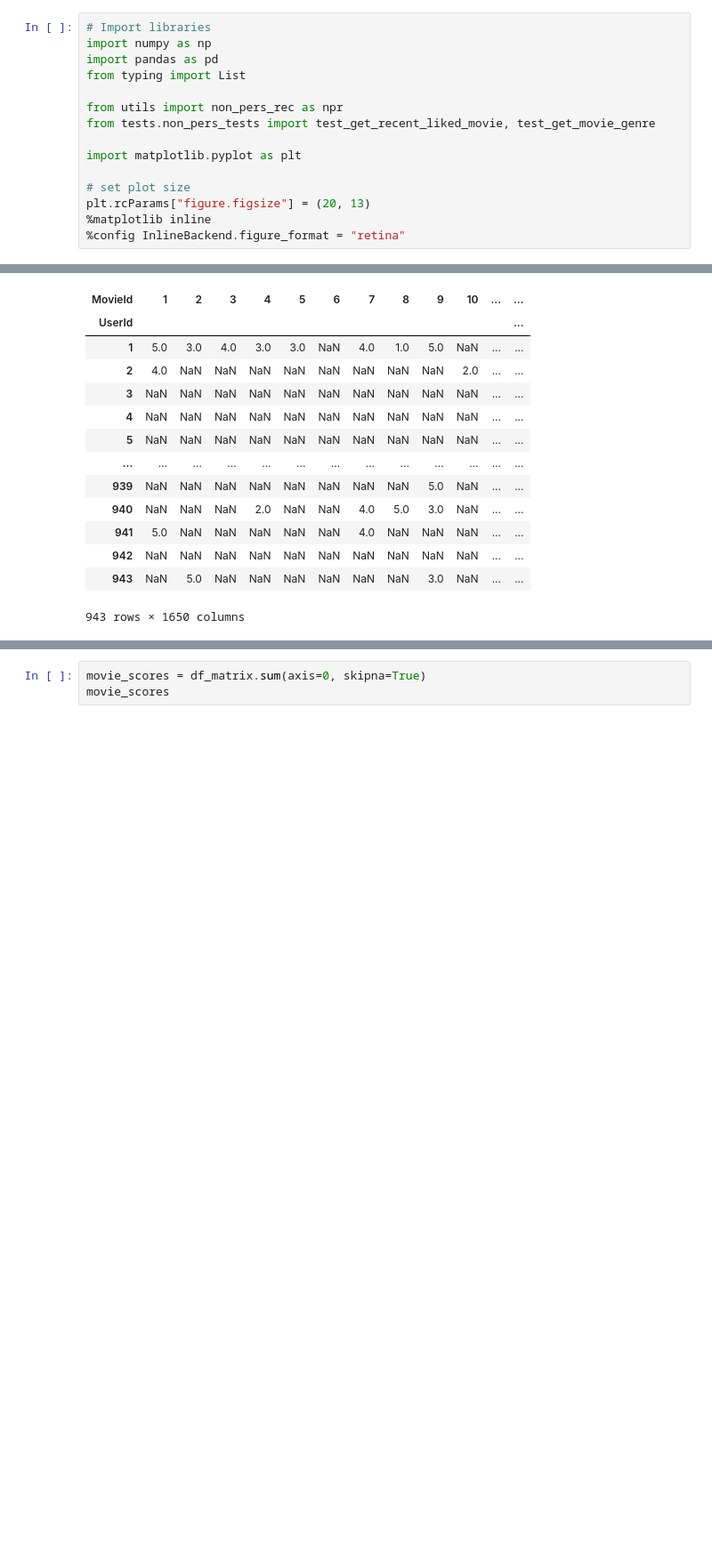
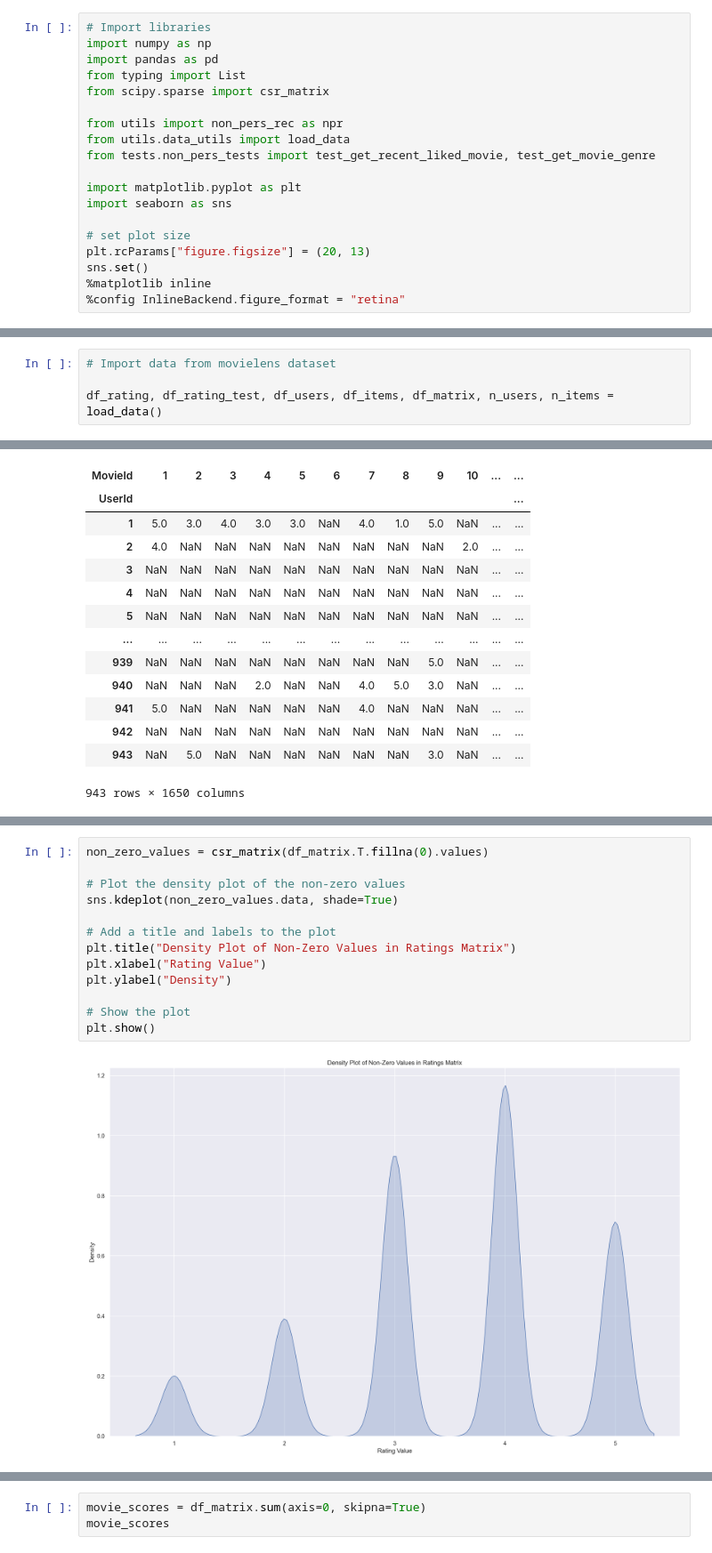
Before and after one commit to oscar-defelice/Recommender-Systems-Course, a Jupyter notebook: src/02.Non-Personalised-Recommendation.ipynb, the cells around one changed output, grey strips where cells are left out. Shown at 89% size. Saved outputs shown, nothing was run; the diff lists cells and outputs as text; blank space fills up the shorter version.

```diff
--- a/src/02.Non-Personalised-Recommendation.ipynb
+++ b/src/02.Non-Personalised-Recommendation.ipynb
@@ -27,14 +27,18 @@ The aim of this notebook is to provide an implementation of a non-personalised r
 import numpy as np
 import pandas as pd
 from typing import List
+from scipy.sparse import csr_matrix
 
 from utils import non_pers_rec as npr
+from utils.data_utils import load_data
 from tests.non_pers_tests import test_get_recent_liked_movie, test_get_movie_genre
 
 import matplotlib.pyplot as plt
+import seaborn as sns
 
 # set plot size
 plt.rcParams["figure.figsize"] = (20, 13)
+sns.set()
 %matplotlib inline
 %config InlineBackend.figure_format = "retina"
 # %% [markdown]
@@ -119,3 +123,7 @@ df_rating
+# %%
+# Import data from movielens dataset
+
+df_rating, df_rating_test, df_users, df_items, df_matrix, n_users, n_items = load_data()
 # %% [markdown]
 In order to compose the training data as we have seen in lectures, we need to create a matrix having users in rows and movies in columns (or its equivalent transpose matrix).
 
@@ -144,0 +178,15 @@ df_matrix
+# %%
+non_zero_values = csr_matrix(df_matrix.T.fillna(0).values)
+
+# Plot the density plot of the non-zero values
+sns.kdeplot(non_zero_values.data, shade=True)
+
+# Add a title and labels to the plot
+plt.title("Density Plot of Non-Zero Values in Ratings Matrix")
+plt.xlabel("Rating Value")
+plt.ylabel("Density")
+
+# Show the plot
+plt.show()
+# %% [output]
+[figure, added]
```
Also changed, not shown: parts of 23 cells of this notebook, 7 other files.
